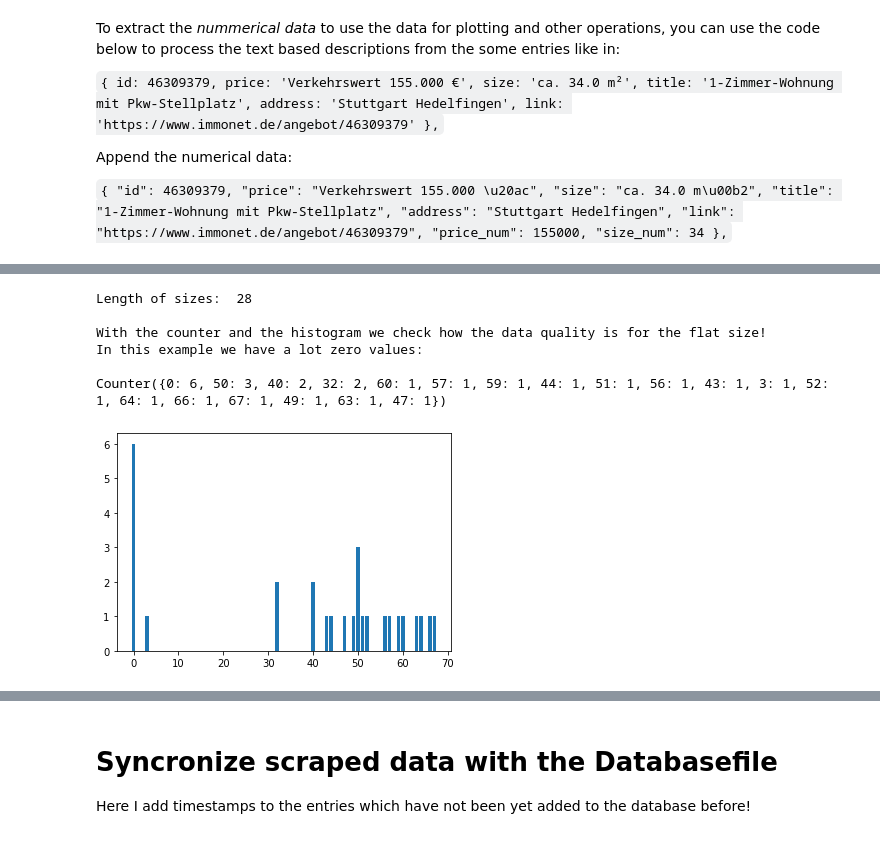
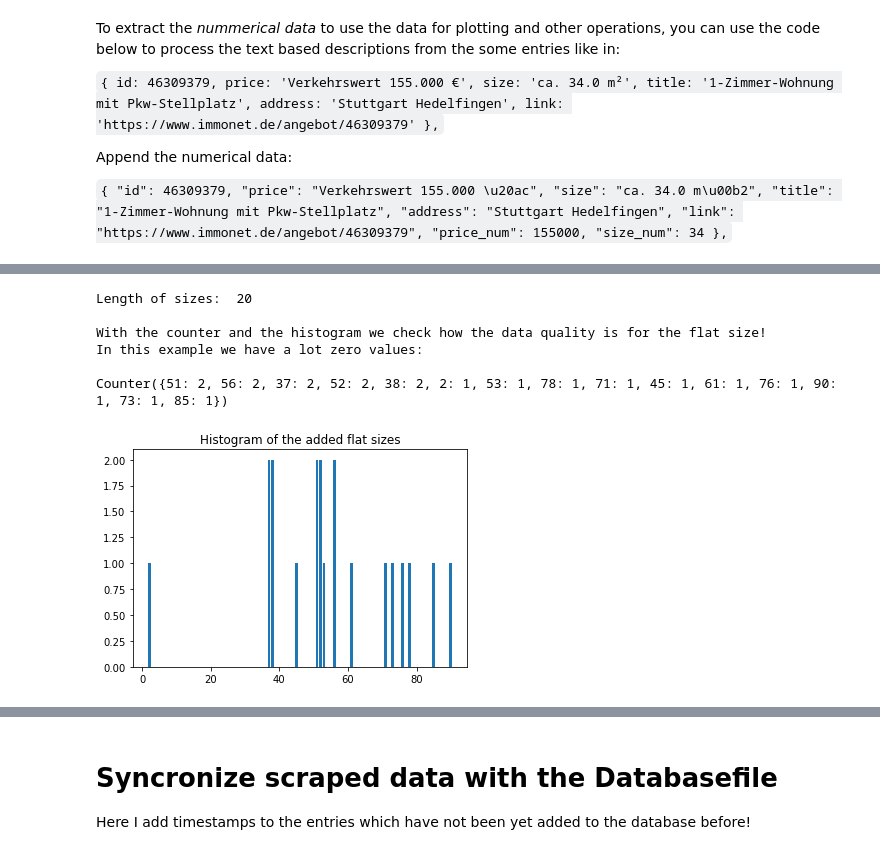
Before and after one commit to kelaja/real-estate-analysis, a Jupyter notebook: ImmoAnalysis.ipynb, the cells around one changed output, grey strips where cells are left out. Drawn from its saved outputs; the diff is of its cells as text; code cells hidden in the pictures.

```diff
--- a/ImmoAnalysis.ipynb
+++ b/ImmoAnalysis.ipynb
@@ -108,36 +108,37 @@ def check_size(x):
 
 
 size0 = [ check_size(x) for x in d]
 #print (size0)
 
 size1 = [re.sub("(\D+?|N/A|)(\d+)(.*)", "\g<2>", check_size(x)) for x in d]
 size = [int(s) for s in size1]
 
 
 for idx,y in enumerate(zip(d,size)):
     d[idx]["size_num"] = size[idx]
 
 #print(size)
 print("Length of sizes: ",len(size))
 
 
 from collections import Counter
 from matplotlib import pyplot as plt
 
 print("\nWith the counter and the histogram we check how the data quality is for the flat size! \nIn this example we have a lot zero values: \n")
 myCounter = Counter(size)
 print(myCounter)
 
 plt.bar(myCounter.keys(), myCounter.values())
+plt.title('Histogram of the added flat sizes');
 plt.show()
 # %% [output]
-Length of sizes:  28
+Length of sizes:  20
 
 With the counter and the histogram we check how the data quality is for the flat size!
 In this example we have a lot zero values:
 
-Counter({0: 6, 50: 3, 40: 2, 32: 2, 60: 1, 57: 1, 59: 1, 44: 1, 51: 1, 56: 1, 43: 1, 3: 1, 52: 1, 64: 1, 66: 1, 67: 1, 49: 1, 63: 1, 47: 1})
+Counter({51: 2, 56: 2, 37: 2, 52: 2, 38: 2, 2: 1, 53: 1, 78: 1, 71: 1, 45: 1, 61: 1, 76: 1, 90: 1, 73: 1, 85: 1})
-[figure, old version]
+[figure, new version]
 # %%
 urls = [url["link"] for url in d]
 #print(urls)
```
Also changed, not shown: parts of 4 cells of this notebook, 2 other files.
